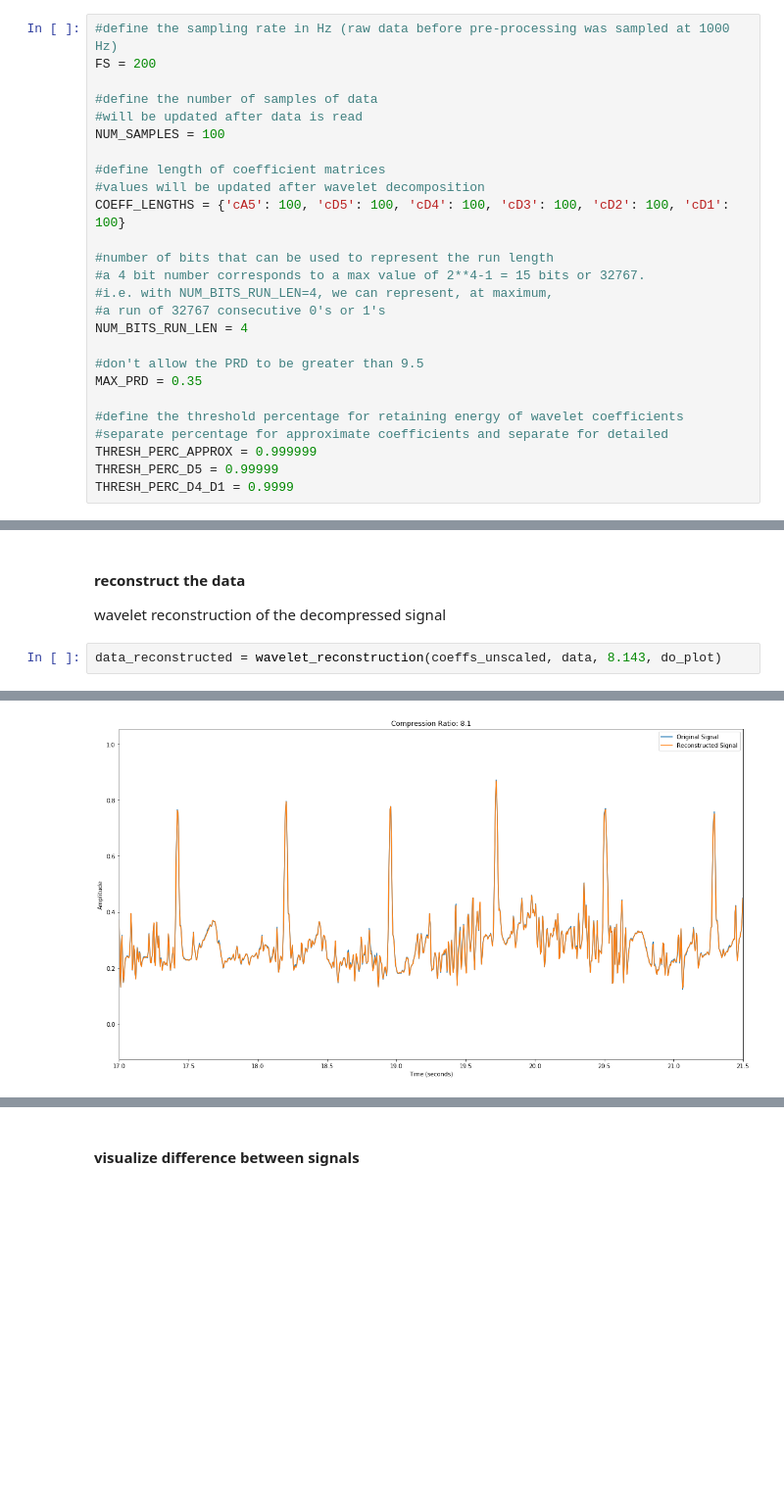
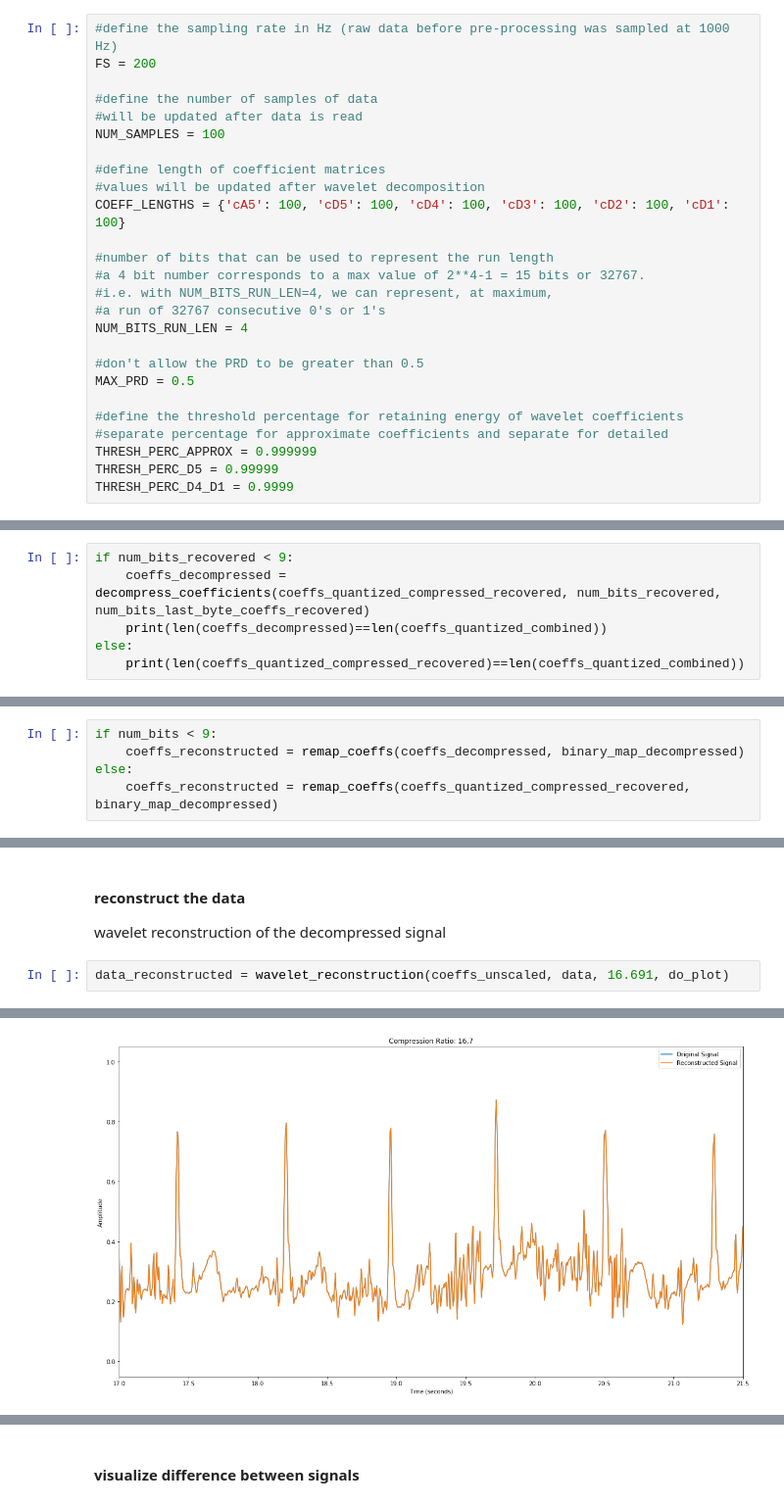
Before and after one commit to DigitalBiomarkerDiscoveryPipeline/Data-Compression-Toolbox, a Jupyter notebook: Joe/wavelet transform/code_wavelet_ecg.ipynb, the cells around one changed output, grey strips where cells are left out. Shown at 98% size. Saved outputs shown, nothing was run; the diff lists cells and outputs as text; blank space fills up the shorter version.

```diff
--- a/Joe/wavelet transform/code_wavelet_ecg.ipynb
+++ b/Joe/wavelet transform/code_wavelet_ecg.ipynb
@@ -32,8 +32,8 @@ COEFF_LENGTHS = {'cA5': 100, 'cD5': 100, 'cD4': 100, 'cD3': 100, 'cD2': 100, 'cD
 #a run of 32767 consecutive 0's or 1's
 NUM_BITS_RUN_LEN = 4
 
-#don't allow the PRD to be greater than 9.5
-MAX_PRD = 0.35
+#don't allow the PRD to be greater than 0.5
+MAX_PRD = 0.5
 
 #define the threshold percentage for retaining energy of wavelet coefficients
 #separate percentage for approximate coefficients and separate for detailed
@@ -967,0 +973,6 @@ True
+# %%
+if num_bits_recovered < 9:
+    coeffs_decompressed = decompress_coefficients(coeffs_quantized_compressed_recovered, num_bits_recovered, num_bits_last_byte_coeffs_recovered)
+    print(len(coeffs_decompressed)==len(coeffs_quantized_combined))
+else:
+    print(len(coeffs_quantized_compressed_recovered)==len(coeffs_quantized_combined))
@@ -973,3 +984,8 @@ coeffs_reconstructed = remap_coeffs(coeffs_decompressed, binary_map_decompressed
+# %%
+if num_bits < 9:
+    coeffs_reconstructed = remap_coeffs(coeffs_decompressed, binary_map_decompressed)
+else:
+    coeffs_reconstructed = remap_coeffs(coeffs_quantized_compressed_recovered, binary_map_decompressed)
 # %%
 coeffs_reconstructed
 # %% [output]
@@ -991,7 +1007,7 @@ Plot of wavelet coefficients before scaling and after rescaling:
 #### reconstruct the data
 wavelet reconstruction of the decompressed signal
 # %%
-data_reconstructed = wavelet_reconstruction(coeffs_unscaled, data, 8.143, do_plot)
+data_reconstructed = wavelet_reconstruction(coeffs_unscaled, data, 16.691, do_plot)
 # %% [output]
 Plot of original signal through the process of compression and decompression:
-[figure, old version]
+[figure, new version]
```
Also changed, not shown: parts of 19 cells of this notebook, 3 other files.
